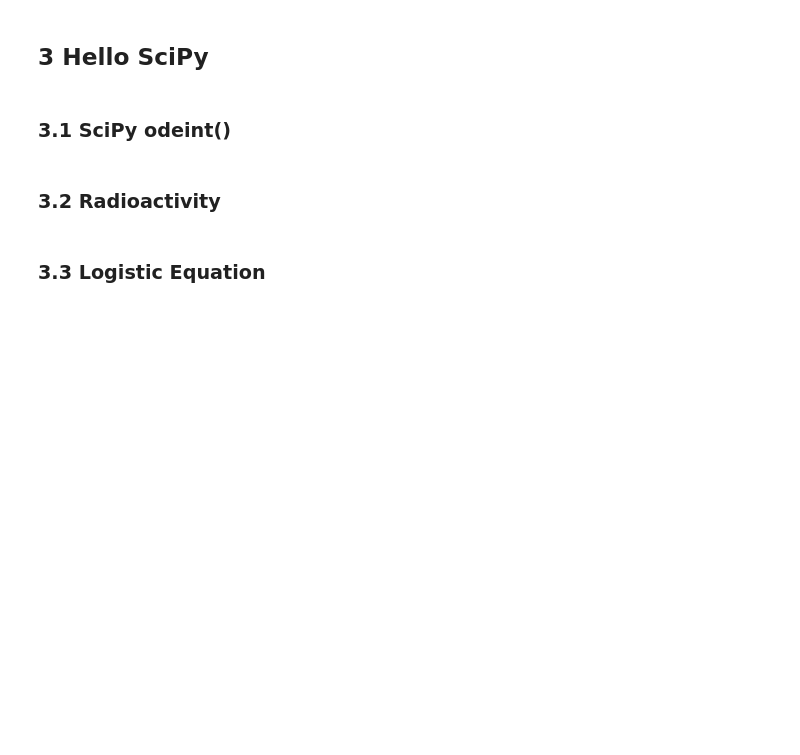
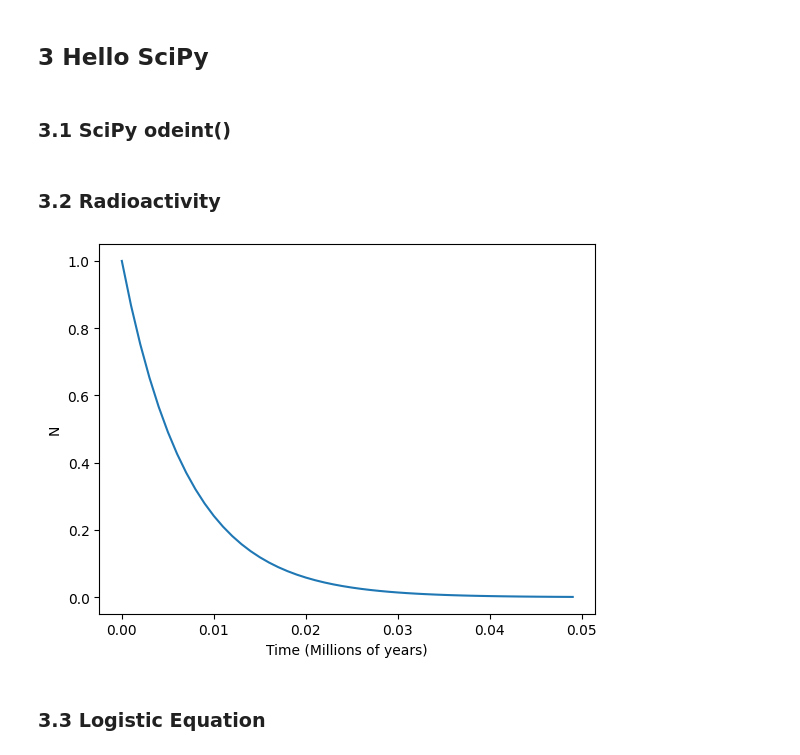
Before and after one commit to SPS-SP2273/learning-portfolio-wtz2273, a Jupyter notebook: numerical solutions/numerical_solutions_(good).ipynb, the cells around one changed output. Drawn from its saved outputs; the diff is of its cells as text; code cells hidden in the pictures; blank space fills up the shorter version.

```diff
--- a/numerical solutions/numerical_solutions_(good).ipynb
+++ b/numerical solutions/numerical_solutions_(good).ipynb
@@ -79,8 +188,30 @@ change in concentration
 # %% [markdown]
 ### 3.2 Radioactivity
 # %%
+max_time = 0.05
+dt = .001
+decay_constant = 142
+N0 = 1
 
-# Your code here
+def dNdt(N, time, decay_constant):
+    return - decay_constant*N
+
+
+all_time = np.arange(0, max_time, dt)
+
+all_N = odeint(y0=[N0],
+               func=dNdt,
+               t=all_time,
+               args=(decay_constant,)
+               )
+
+plt.plot(all_time, all_N)
+plt.ylabel('N')
+plt.xlabel('Time (Millions of years)')
+
+plt.show()
+# %% [output]
+[figure, added]
 # %% [markdown]
 ### 3.3 Logistic Equation
 # %%
```
Also changed, not shown: parts of 11 cells of this notebook, 2 other files.
